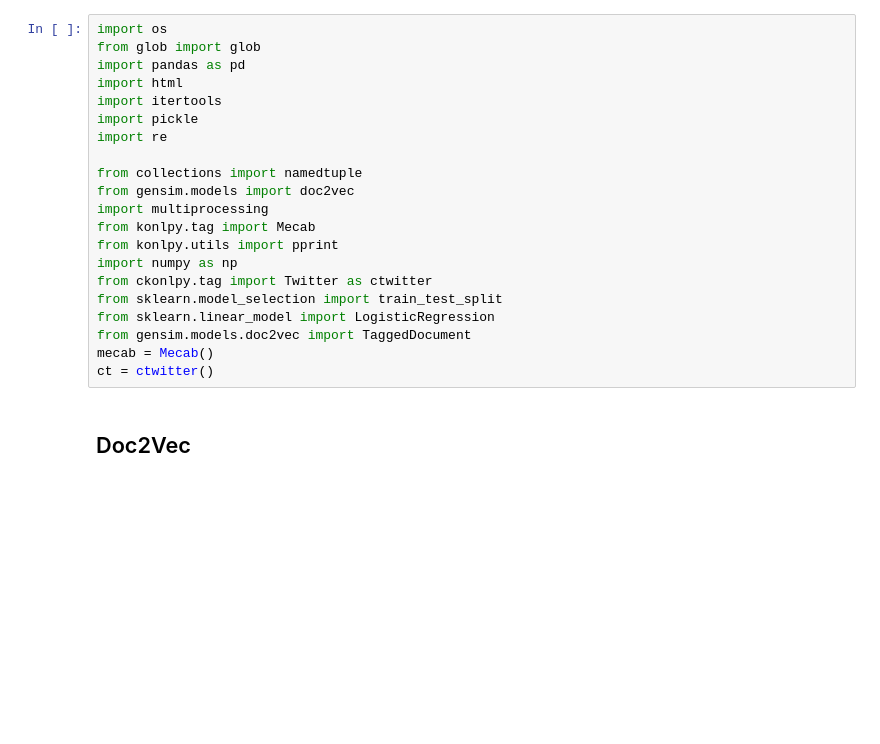
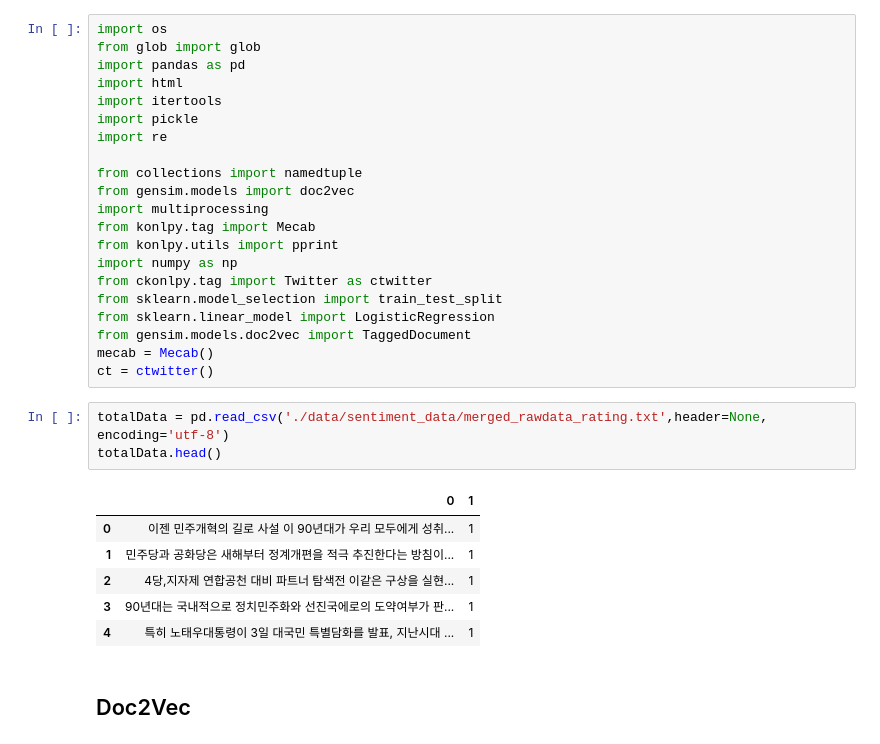
Before and after one commit to buenhyden/Private_Project, a Jupyter notebook: personal_project/Sentiment_Analysis_using_doc2vec.ipynb, the cells around one changed output. Saved outputs shown, nothing was run; the diff lists cells and outputs as text; blank space fills up the shorter version.

```diff
--- a/personal_project/Sentiment_Analysis.ipynb
+++ b/personal_project/Sentiment_Analysis_using_doc2vec.ipynb
@@ -22,6 +22,16 @@ from sklearn.linear_model import LogisticRegression
 from gensim.models.doc2vec import TaggedDocument
 mecab = Mecab()
 ct = ctwitter()
+# %%
+totalData = pd.read_csv('./data/sentiment_data/merged_rawdata_rating.txt',header=None, encoding='utf-8')
+totalData.head()
+# %% [output]
+|  | 0 | 1 |
+| 0 | 이젠 민주개혁의 길로 사설 이 90년대가 우리 모두에게 성취... | 1 |
+| 1 | 민주당과 공화당은 새해부터 정계개편을 적극 추진한다는 방침이... | 1 |
+| 2 | 4당,지자제 연합공천 대비 파트너 탐색전 이같은 구상을 실현... | 1 |
+| 3 | 90년대는 국내적으로 정치민주화와 선진국에로의 도약여부가 판... | 1 |
+| 4 | 특히 노태우대통령이 3일 대국민 특별담화를 발표, 지난시대 ... | 1 |
 # %% [markdown]
 ## Doc2Vec
 # %%
```
Also changed, not shown: parts of 4 cells of this notebook, 2 other files.
